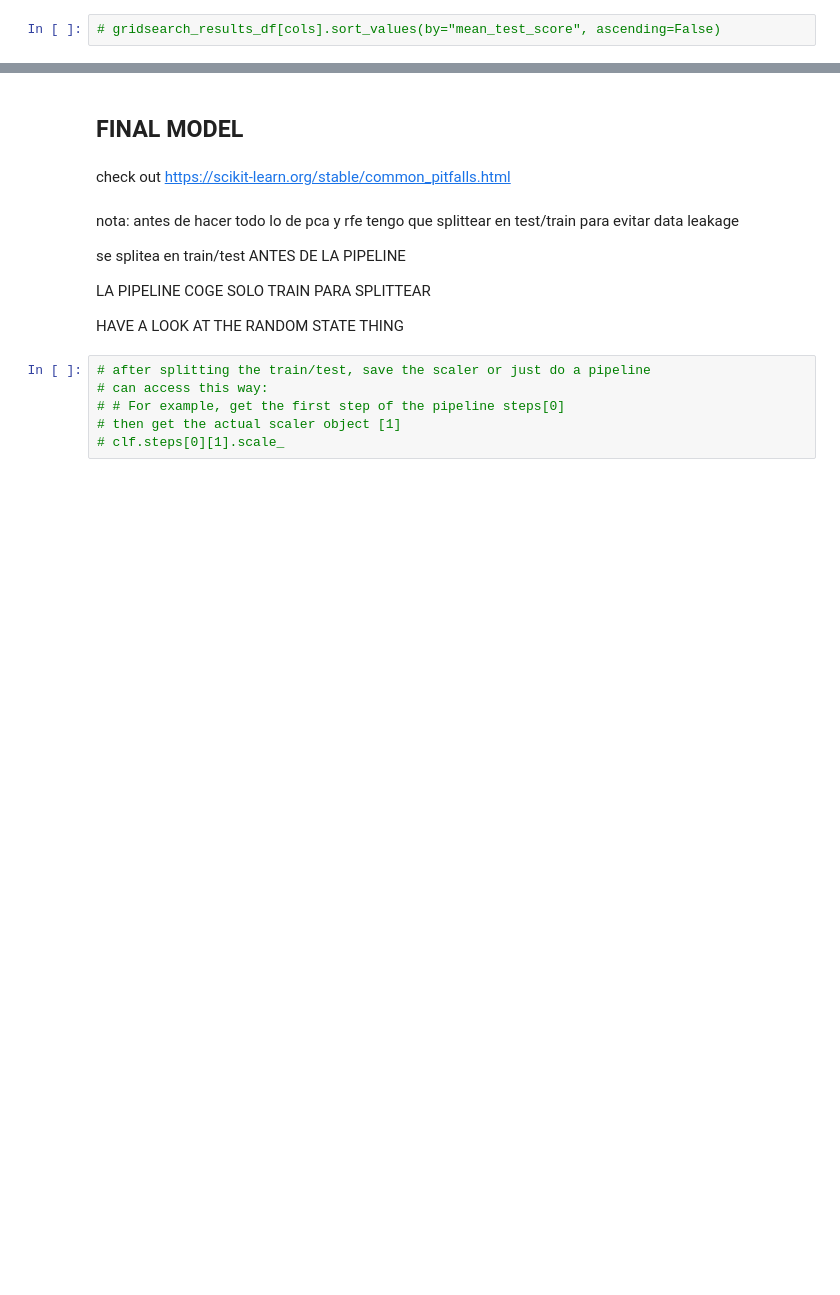
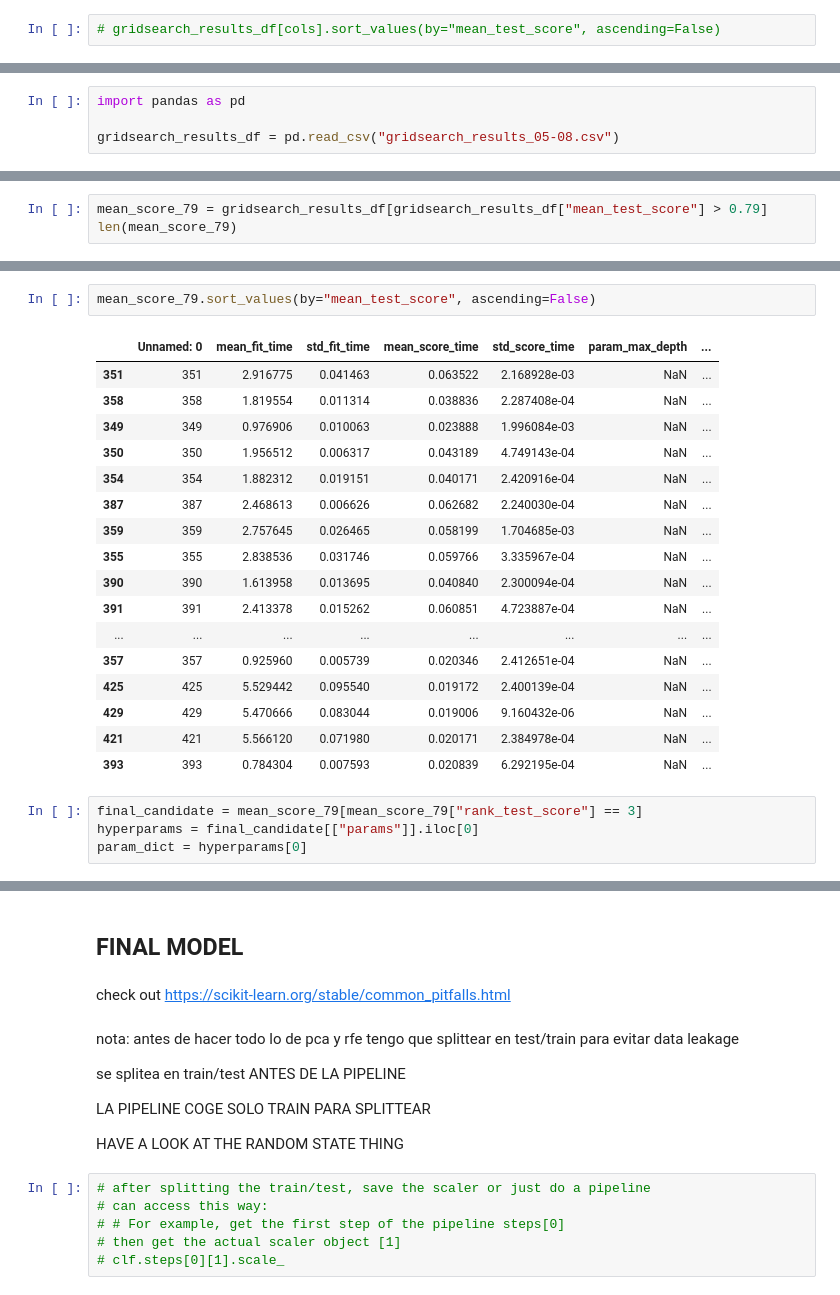
Before and after one commit to alberto-lorente/Make_Believe_v2, a Jupyter notebook: 2. Model building.ipynb, the cells around one changed output, grey strips where cells are left out. Cells and saved outputs as stored; diff of their text form; blank space fills up the shorter version.

Commit message:
gridsearch done

```diff
--- a/2. Model building.ipynb
+++ b/2. Model building.ipynb
@@ -307,0 +300,4 @@ gridsearch_results_df.to_csv("gridsearch_results_05-08.csv")
+# %%
+import pandas as pd
+
+gridsearch_results_df = pd.read_csv("gridsearch_results_05-08.csv")
@@ -307,0 +398,3 @@ gridsearch_results_df.to_csv("gridsearch_results_05-08.csv")
+# %%
+mean_score_79 = gridsearch_results_df[gridsearch_results_df["mean_test_score"] > 0.79]
+len(mean_score_79)
@@ -307,0 +412,24 @@ gridsearch_results_df.to_csv("gridsearch_results_05-08.csv")
+# %%
+mean_score_79.sort_values(by="mean_test_score", ascending=False)
+# %% [output]
+|  | Unnamed: 0 | mean_fit_time | std_fit_time | mean_score_time | std_score_time | param_max_depth | ... |
+| 351 | 351 | 2.916775 | 0.041463 | 0.063522 | 2.168928e-03 | NaN | ... |
+| 358 | 358 | 1.819554 | 0.011314 | 0.038836 | 2.287408e-04 | NaN | ... |
+| 349 | 349 | 0.976906 | 0.010063 | 0.023888 | 1.996084e-03 | NaN | ... |
+| 350 | 350 | 1.956512 | 0.006317 | 0.043189 | 4.749143e-04 | NaN | ... |
+| 354 | 354 | 1.882312 | 0.019151 | 0.040171 | 2.420916e-04 | NaN | ... |
+| 387 | 387 | 2.468613 | 0.006626 | 0.062682 | 2.240030e-04 | NaN | ... |
+| 359 | 359 | 2.757645 | 0.026465 | 0.058199 | 1.704685e-03 | NaN | ... |
+| 355 | 355 | 2.838536 | 0.031746 | 0.059766 | 3.335967e-04 | NaN | ... |
+| 390 | 390 | 1.613958 | 0.013695 | 0.040840 | 2.300094e-04 | NaN | ... |
+| 391 | 391 | 2.413378 | 0.015262 | 0.060851 | 4.723887e-04 | NaN | ... |
+| ... | ... | ... | ... | ... | ... | ... | ... |
+| 357 | 357 | 0.925960 | 0.005739 | 0.020346 | 2.412651e-04 | NaN | ... |
+| 425 | 425 | 5.529442 | 0.095540 | 0.019172 | 2.400139e-04 | NaN | ... |
+| 429 | 429 | 5.470666 | 0.083044 | 0.019006 | 9.160432e-06 | NaN | ... |
+| 421 | 421 | 5.566120 | 0.071980 | 0.020171 | 2.384978e-04 | NaN | ... |
+| 393 | 393 | 0.784304 | 0.007593 | 0.020839 | 6.292195e-04 | NaN | ... |
+# %%
+final_candidate = mean_score_79[mean_score_79["rank_test_score"] == 3]
+hyperparams = final_candidate[["params"]].iloc[0]
+param_dict = hyperparams[0]
```
Also changed, not shown: parts of 19 cells of this notebook.
